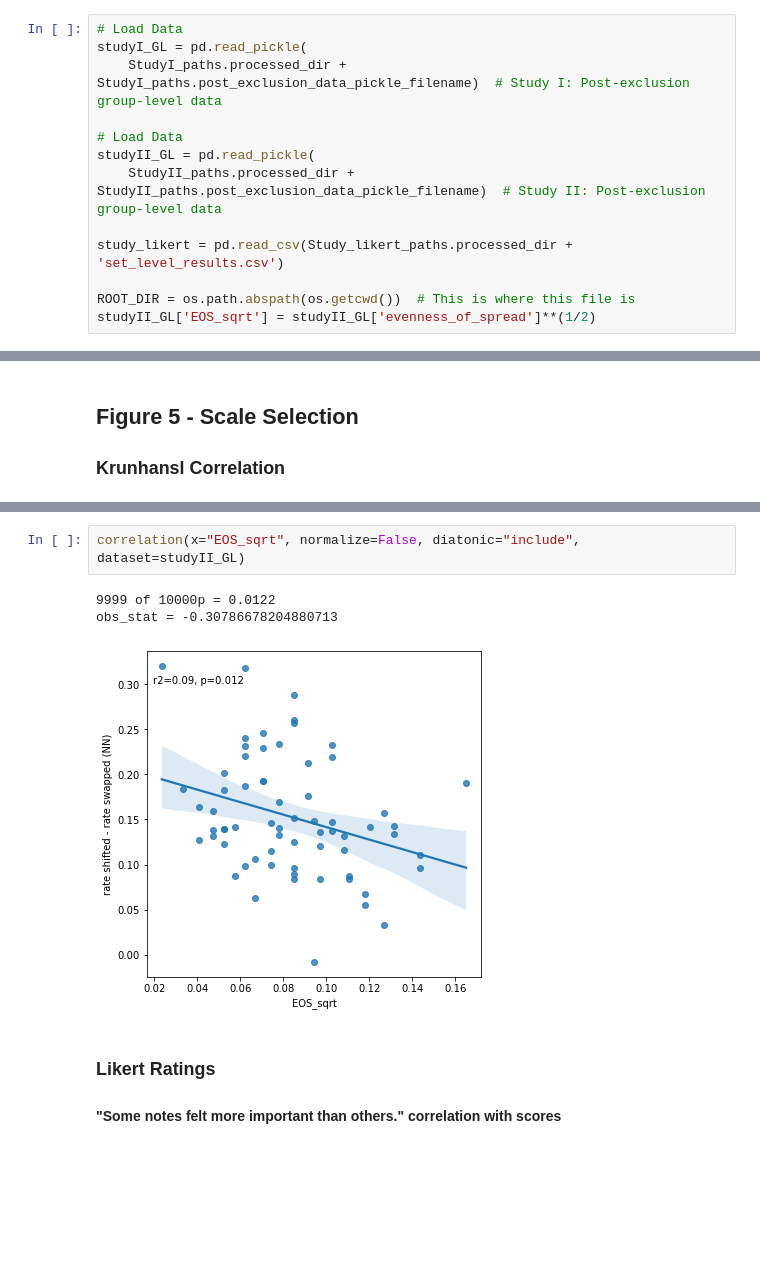
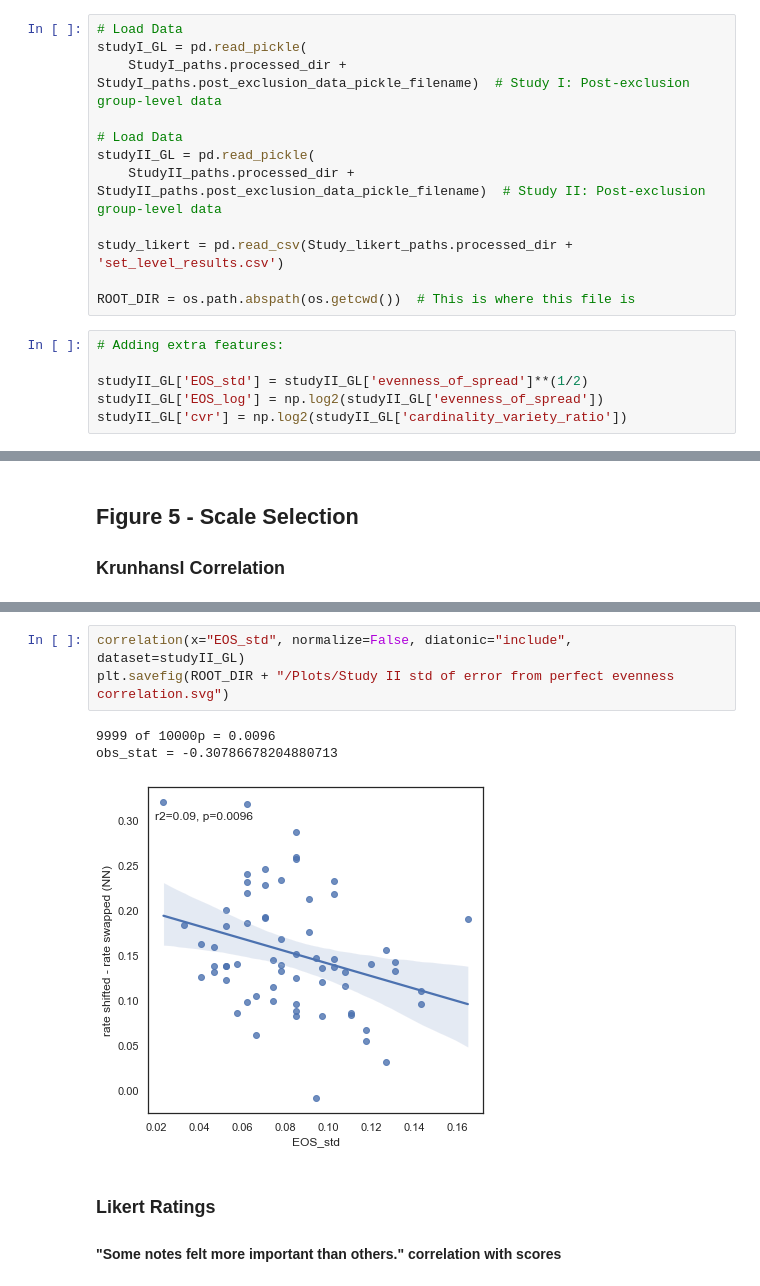
Before and after one commit to MichaelSel/Scale_paper, a Jupyter notebook: 3. Main Plotting.ipynb, the cells around one changed output, grey strips where cells are left out. Saved outputs shown, nothing was run; the diff lists cells and outputs as text; blank space fills up the shorter version.

Commit message:
Created some additional plots

```diff
--- a/3. Main Plotting.ipynb
+++ b/3. Main Plotting.ipynb
@@ -25,7 +29,12 @@ studyII_GL = pd.read_pickle(
 study_likert = pd.read_csv(Study_likert_paths.processed_dir + 'set_level_results.csv')
 
 ROOT_DIR = os.path.abspath(os.getcwd())  # This is where this file is
-studyII_GL['EOS_sqrt'] = studyII_GL['evenness_of_spread']**(1/2)
+# %%
+# Adding extra features:
+
+studyII_GL['EOS_std'] = studyII_GL['evenness_of_spread']**(1/2)
+studyII_GL['EOS_log'] = np.log2(studyII_GL['evenness_of_spread'])
+studyII_GL['cvr'] = np.log2(studyII_GL['cardinality_variety_ratio'])
 # %% [markdown]
 ## Figure 1 - Study I - Rate of shifted and swapped across all melody lengths (ignoring neithers)
 # %%
@@ -88,9 +98,10 @@ obs_stat = 0.5715047929806619
 # %%
-correlation(x="EOS_sqrt", normalize=False, diatonic="include", dataset=studyII_GL)
+correlation(x="EOS_std", normalize=False, diatonic="include", dataset=studyII_GL)
+plt.savefig(ROOT_DIR + "/Plots/Study II std of error from perfect evenness correlation.svg")
 # %% [output]
-9999 of 10000p = 0.0122
+9999 of 10000p = 0.0096
 obs_stat = -0.30786678204880713
-[figure, old version]
+[figure, new version]
 # %% [markdown]
 ### Likert Ratings
 #### "Some notes felt more important than others." correlation with scores
```
Also changed, not shown: parts of 8 cells of this notebook, 3 other files.
